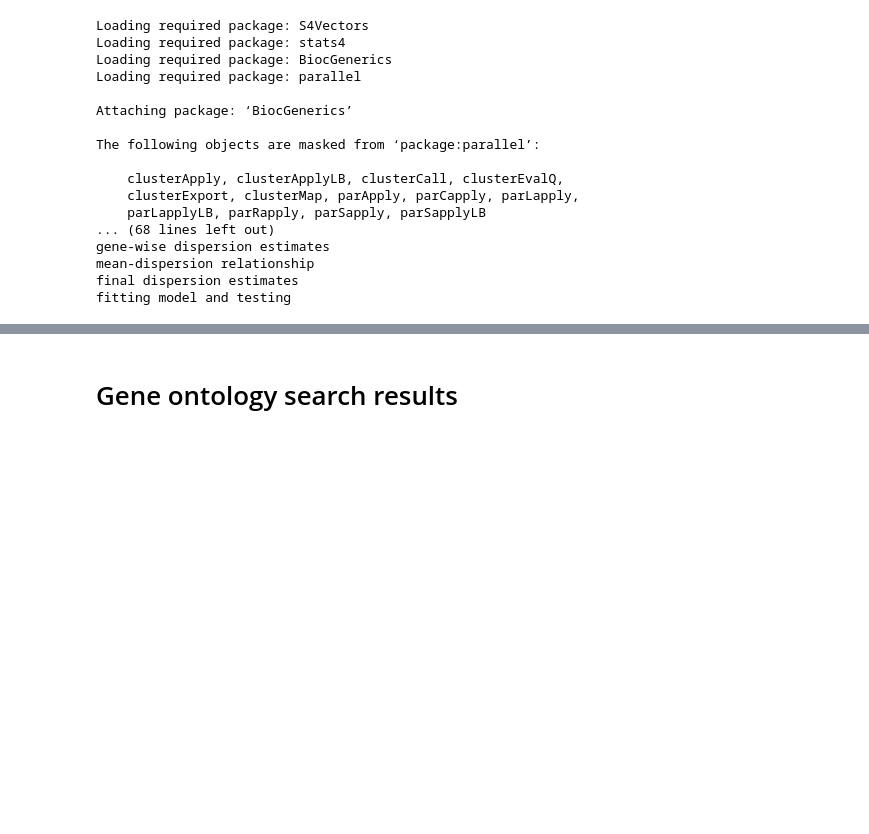
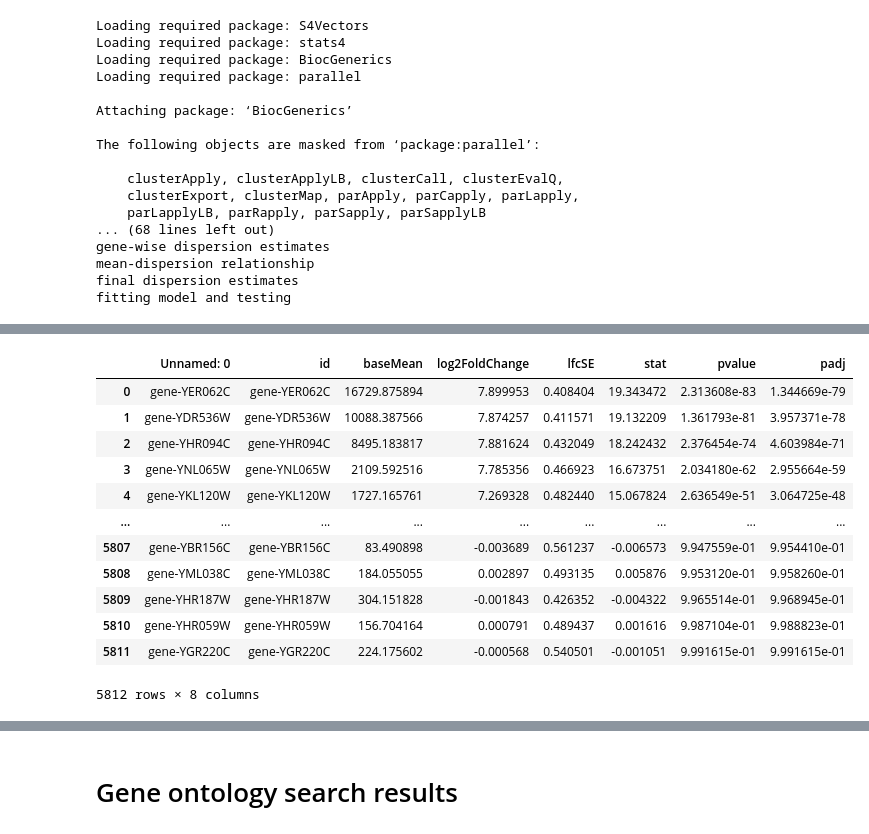
Before and after one commit to iam28th/BI-alg-bioinformatics, a Jupyter notebook: Project6/LabJournal.ipynb, the cells around one changed output, grey strips where cells are left out. Cells and saved outputs as stored; diff of their text form; code cells hidden in the pictures; blank space fills up the shorter version.

```diff
--- a/Project6/LabJournal.ipynb
+++ b/Project6/LabJournal.ipynb
@@ -126,3 +167,19 @@ fitting model and testing
+# %%
+pd.read_csv('gen_result_all.txt', sep='\t').dropna()
+# %% [output]
+|  | Unnamed: 0 | id | baseMean | log2FoldChange | lfcSE | stat | pvalue | padj |
+| 0 | gene-YER062C | gene-YER062C | 16729.875894 | 7.899953 | 0.408404 | 19.343472 | 2.313608e-83 | 1.344669e-79 |
+| 1 | gene-YDR536W | gene-YDR536W | 10088.387566 | 7.874257 | 0.411571 | 19.132209 | 1.361793e-81 | 3.957371e-78 |
+| 2 | gene-YHR094C | gene-YHR094C | 8495.183817 | 7.881624 | 0.432049 | 18.242432 | 2.376454e-74 | 4.603984e-71 |
+| 3 | gene-YNL065W | gene-YNL065W | 2109.592516 | 7.785356 | 0.466923 | 16.673751 | 2.034180e-62 | 2.955664e-59 |
+| 4 | gene-YKL120W | gene-YKL120W | 1727.165761 | 7.269328 | 0.482440 | 15.067824 | 2.636549e-51 | 3.064725e-48 |
+| ... | ... | ... | ... | ... | ... | ... | ... | ... |
+| 5807 | gene-YBR156C | gene-YBR156C | 83.490898 | -0.003689 | 0.561237 | -0.006573 | 9.947559e-01 | 9.954410e-01 |
+| 5808 | gene-YML038C | gene-YML038C | 184.055055 | 0.002897 | 0.493135 | 0.005876 | 9.953120e-01 | 9.958260e-01 |
+| 5809 | gene-YHR187W | gene-YHR187W | 304.151828 | -0.001843 | 0.426352 | -0.004322 | 9.965514e-01 | 9.968945e-01 |
+| 5810 | gene-YHR059W | gene-YHR059W | 156.704164 | 0.000791 | 0.489437 | 0.001616 | 9.987104e-01 | 9.988823e-01 |
+| 5811 | gene-YGR220C | gene-YGR220C | 224.175602 | -0.000568 | 0.540501 | -0.001051 | 9.991615e-01 | 9.991615e-01 |
+5812 rows × 8 columns
 # %%
 pd.read_csv('gen_result_50.txt', sep='\t')
 # %% [output]
```
Also changed, not shown: parts of 10 cells of this notebook.
